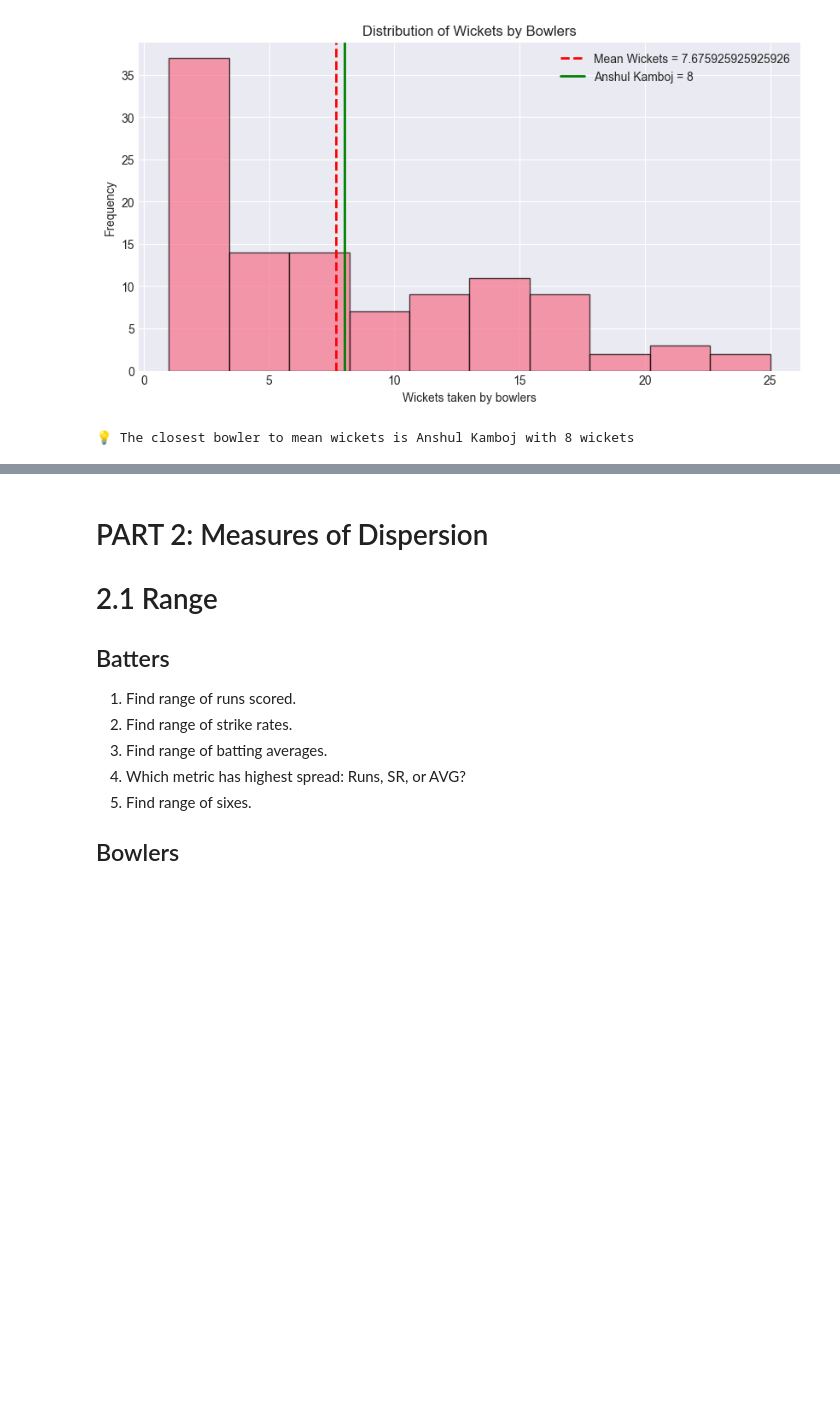
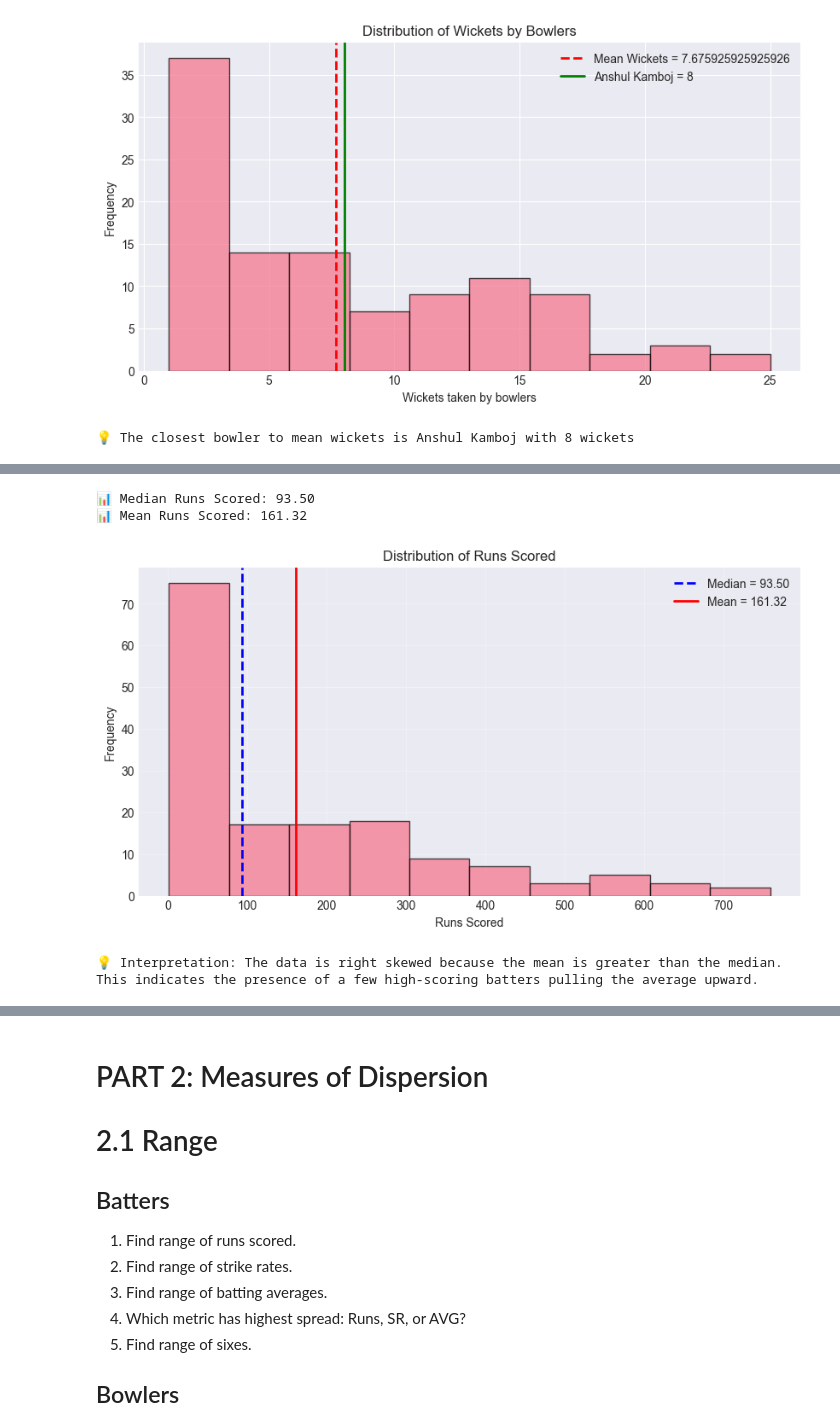
Before and after one commit to shahyash1136/data-analyst-porjects, a Jupyter notebook: IPL_2025_jupyterbook/index.ipynb, the cells around one changed output, grey strips where cells are left out. Drawn from its saved outputs; the diff is of its cells as text; code cells hidden in the pictures; blank space fills up the shorter version.

```diff
--- a/IPL_2025_jupyterbook/index.ipynb
+++ b/IPL_2025_jupyterbook/index.ipynb
@@ -587,0 +671,65 @@ plt.show()
+# %%
+# 4. Compare mean vs median runs. Is the data skewed?
+
+# Median
+median_runs = df_batters["Runs"].median()
+print(f"📊 Median Runs Scored: {median_runs:.2f}")
+
+# Mean
+mean_runs = df_batters["Runs"].mean()
+print(f"📊 Mean Runs Scored: {mean_runs:.2f}")
+
+# Visualization
+plt.figure(figsize=(10, 5))
+
+plt.hist(df_batters["Runs"], bins=10, alpha=0.7, edgecolor="black")
+
+# Median Line
+plt.axvline(
+    median_runs,
+    linestyle="--",
+    linewidth=2,
+    color="blue",
+    label=f"Median = {median_runs:.2f}",
+)
+
+# Mean Line
+plt.axvline(
+    mean_runs, linestyle="-", linewidth=2, color="red", label=f"Mean = {mean_runs:.2f}"
+)
+
+# Labels and Title
+plt.xlabel("Runs Scored")
+plt.ylabel("Frequency")
+plt.title("Distribution of Runs Scored")
+
+plt.grid(True, alpha=0.3)
+
+plt.legend()
+
+plt.show()
+
+# Skewness Interpretation
+if mean_runs > median_runs:
+    print(
+        "\n💡 Interpretation: "
+        "The data is right skewed because the mean is greater than the median. "
+        "This indicates the presence of a few high-scoring batters pulling the average upward."
+    )
+
+elif mean_runs < median_runs:
+    print(
+        "\n💡 Interpretation: "
+        "The data is left skewed because the mean is smaller than the median."
+    )
+
+else:
+    print(
+        "\n💡 Interpretation: "
+        "The data is approximately symmetric because the mean and median are nearly equal."
+    )
+# %% [output]
+📊 Median Runs Scored: 93.50
+📊 Mean Runs Scored: 161.32
+[figure, added]
+💡 Interpretation: The data is right skewed because the mean is greater than the median. This indicates the presence of a few high-scoring batters pulling the average upward.
```
Also changed, not shown: parts of 11 cells of this notebook.
